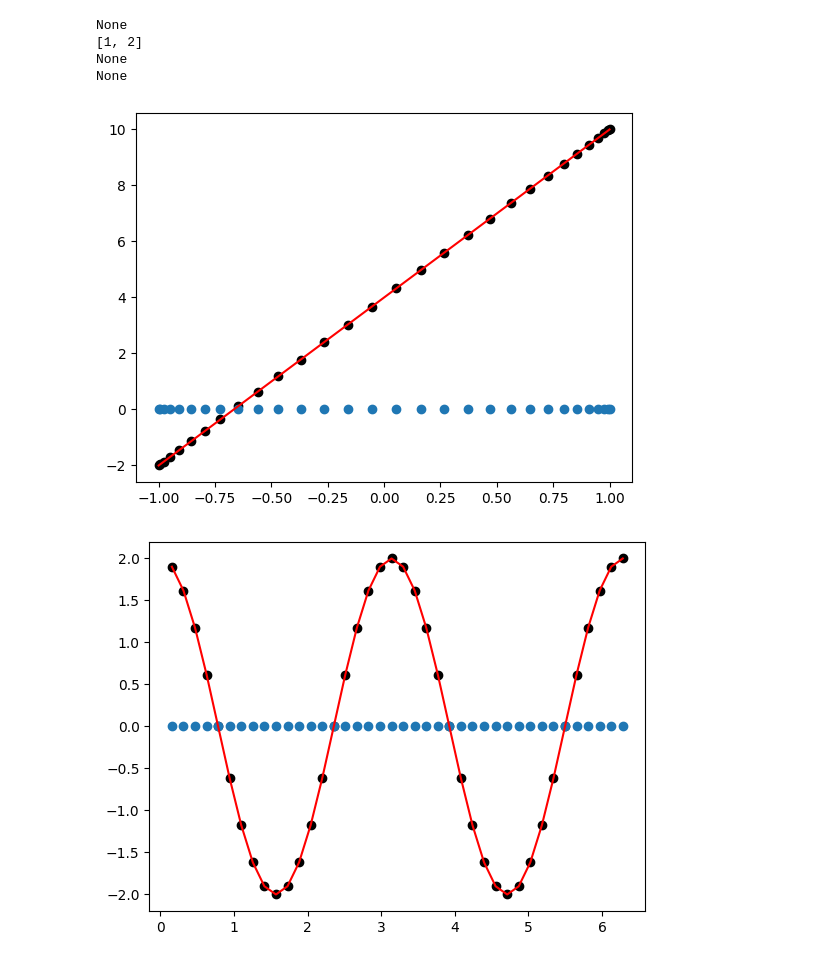
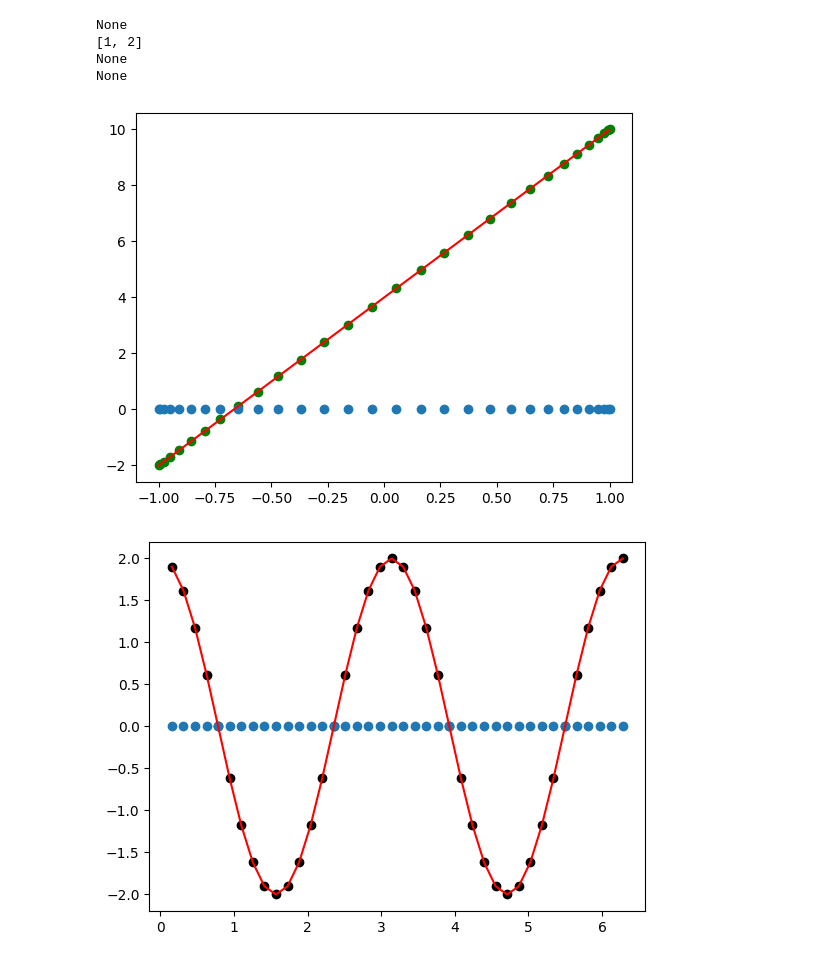
Before and after one commit to KsymenaPoradzisz/General_Relativity, a Jupyter notebook: test.ipynb, the cells around one changed output. Drawn from its saved outputs; the diff is of its cells as text; code cells hidden in the pictures.

```diff
--- a/test.ipynb
+++ b/test.ipynb
@@ -29,34 +31,34 @@ None
 # %%
 def poly3(x, a, b, c, d):
     return a*x*x*x + b*x*x + c*x + d
 
 def poly3div(x, a, b, c):
     return 3*a*x*x + 2*b*x + c
 
 def poly3bis(x, a, b, c):
     return 6*a*x + 2*b
 
 N = 30
 x = Ch.Grid(N, mode='cheb').grid
 D = Div.DR(N).matrix
 D2 = Div.DR2(N).matrix
 
 a, b, c, d = 1, 2, 3, 4
 
 ydata = [poly3(i, a, b, c, d) for i in x]   # 3rd degree polynomial values
 yRef = [poly3bis(i, a, b, c) for i in x] # true derivative
 yRef2 = [poly3div(i, a, b, c) for i in x] # true 2nd derivative
 yD = D @ ydata                                # spectral derivative
 yD2 = D2 @ ydata                              # 2nd spectral derivative
 
 
+# plt.scatter(x, yD, c='black')
 plt.plot(x, yRef, 'r')
-plt.scatter(x, yD, c='black')
-plt.scater(x, )
+plt.scatter(x, yRef, c='green')
 plt.scatter(x, [0 for i in range(N)])
 plt.show()
 # %% [output]
-[figure, old version]
+[figure, new version]
 # %%
 def sin(x, a, b, c, d):
     return a * np.sin(b*x + c)
```
Also changed, not shown: parts of 3 cells of this notebook, 3 other files.
